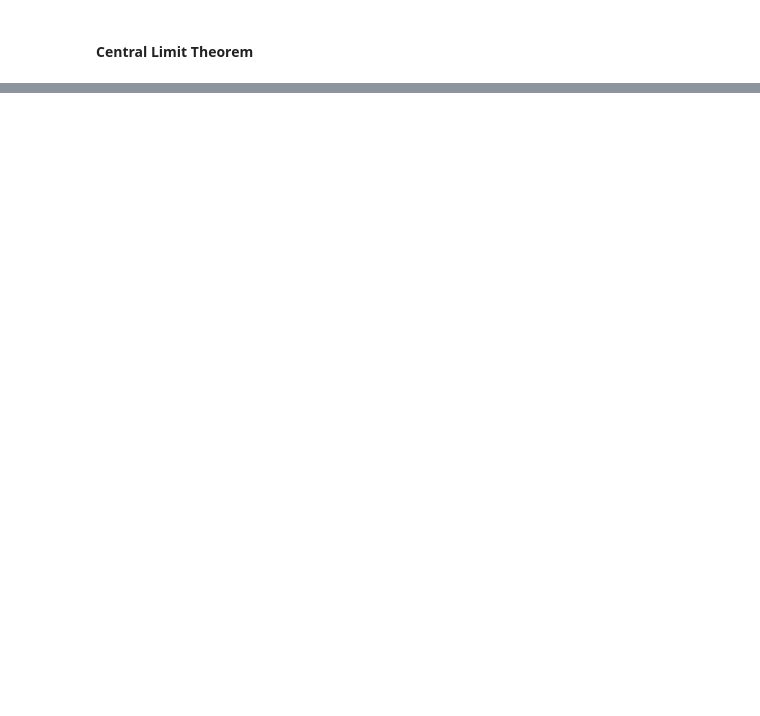
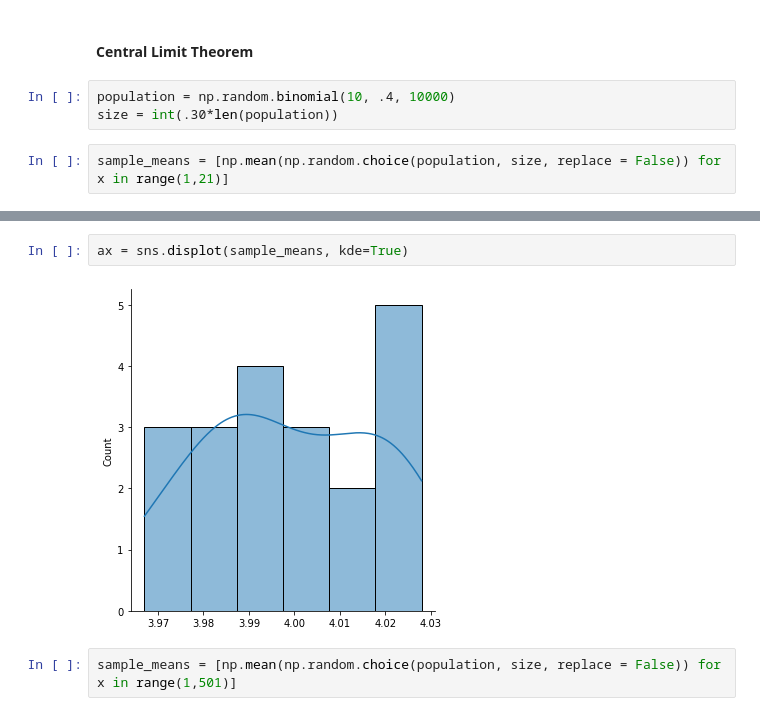
Before and after one commit to AgnesGru/Statistics_in_Python, a Jupyter notebook: Data Analysis.ipynb, the cells around one changed output, grey strips where cells are left out. Drawn from its saved outputs; the diff is of its cells as text; blank space fills up the shorter version.

```diff
--- a/Data Analysis.ipynb
+++ b/Data Analysis.ipynb
@@ -451,2 +443,7 @@ plt.show()
 # %% [markdown]
 #### Central Limit Theorem
+# %%
+population = np.random.binomial(10, .4, 10000)
+size = int(.30*len(population))
+# %%
+sample_means = [np.mean(np.random.choice(population, size, replace = False)) for x in range(1,21)]
@@ -452,0 +459,6 @@ plt.show()
+# %%
+ax = sns.displot(sample_means, kde=True)
+# %% [output]
+[figure, added]
+# %%
+sample_means = [np.mean(np.random.choice(population, size, replace = False)) for x in range(1,501)]
```
Also changed, not shown: parts of 13 cells of this notebook.
